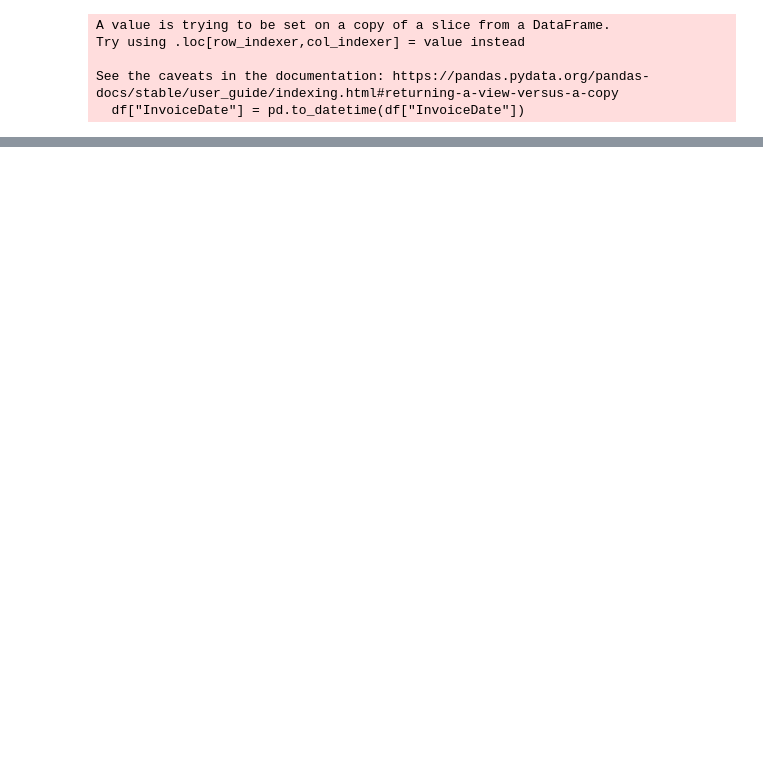
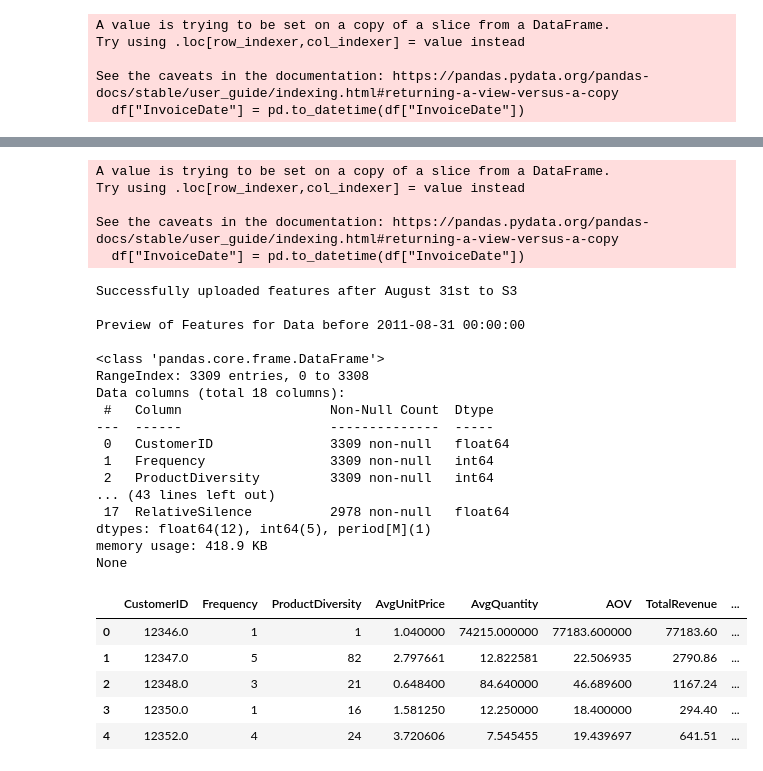
Before and after one commit to mundundan-star/online-retail-customer-analytics, a Jupyter notebook: 2.0 Feature_Engineering.ipynb, the cells around one changed output, grey strips where cells are left out. Saved outputs shown, nothing was run; the diff lists cells and outputs as text; code cells hidden in the pictures; blank space fills up the shorter version.

```diff
--- a/2.0 Feature_Engineering.ipynb
+++ b/2.0 Feature_Engineering.ipynb
@@ -19,8 +14,6 @@ import numpy as np
 import seaborn as sns
 import matplotlib.pyplot as plt
 from google.colab import userdata
-
-from sqlalchemy import create_engine, text, inspect
 
 import boto3
 import sys
@@ -36,6 +29,10 @@ s3 = boto3.client(
     aws_secret_access_key = userdata.get('AWS_SECRET_ACCESS_KEY'),
     region_name = 'eu-north-1'
 )
+
+os.environ["AWS_ACCESS_KEY_ID"] = userdata.get("AWS_ACCESS_KEY_ID")
+os.environ["AWS_SECRET_ACCESS_KEY"] = userdata.get("AWS_SECRET_ACCESS_KEY")
+os.environ["AWS_DEFAULT_REGION"] = "eu-north-1"
 
 with open("feature_engineering.py", "w") as f:
     f.write("""
@@ -100,27 +97,35 @@ importlib.reload(feature_engineering)
 
 from feature_engineering import feature_engineering
 
-engine = create_engine(userdata.get("NEON_DATABASE_URL"))
-
-# Feature engineering for train and test sets, product_set
-query = """
-SELECT *
-FROM v_clean_sales_analytics
-"""
+parquet_url = "s3://sales-data-analytics-portfolio-2026/parquet_files/fact_online_retail_clean.parquet"
+df = pd.read_parquet(parquet_url)
 
 from datetime import datetime
 
-df = pd.read_sql(text(query), con = engine)
 df["InvoiceDate"] = pd.to_datetime(df["InvoiceDate"])
 
 cutoff_date = '2011-08-31'
 cutoff_date = datetime.strptime(cutoff_date, '%Y-%m-%d')
 
+df1 = feature_engineering(df[df["InvoiceDate"].astype('str') <= '2011-08-31'])
+parquet_url = "s3://sales-data-analytics-portfolio-2026/parquet_files/features_before_aug31.parquet"
+df1.to_parquet(parquet_url)
+print("\nSuccessfully uploaded features before August 31st to S3")
 
-#Customer Segmentation features
+df2 = feature_engineering(df[df["InvoiceDate"].astype('str') > '2011-08-31'])
+parquet_url = "s3://sales-data-analytics-portfolio-2026/parquet_files/features_after_aug31.parquet"
+df.to_parquet(parquet_url)
+print("\nSuccessfully uploaded features after August 31st to S3")
 
-df0 = feature_engineering(df[df["InvoiceDate"].astype('str') <= '2011-08-31'])
-print('Preview of Features')
-print(df0.info())
+print(f'\nPreview of Features for Data before {cutoff_date}')
+print()
+print(df1.info())
+
+print(f'\nPreview of Features for Data after {cutoff_date}')
+print()
+print(df2.info())
+
+print()
+df1.head()
 # %% [output]
 Successfully uploaded file to sales-data-analytics-portfolio-2026 bucket
@@ -147,0 +138,28 @@ See the caveats in the documentation: https://pandas.pydata.org/pandas-docs/stab
+A value is trying to be set on a copy of a slice from a DataFrame.
+Try using .loc[row_indexer,col_indexer] = value instead
+
+See the caveats in the documentation: https://pandas.pydata.org/pandas-docs/stable/user_guide/indexing.html#returning-a-view-versus-a-copy
+  df["InvoiceDate"] = pd.to_datetime(df["InvoiceDate"])
+Successfully uploaded features after August 31st to S3
+
+Preview of Features for Data before 2011-08-31 00:00:00
+
+<class 'pandas.core.frame.DataFrame'>
+RangeIndex: 3309 entries, 0 to 3308
+Data columns (total 18 columns):
+ #   Column                   Non-Null Count  Dtype
+---  ------                   --------------  -----
+ 0   CustomerID               3309 non-null   float64
+ 1   Frequency                3309 non-null   int64
+ 2   ProductDiversity         3309 non-null   int64
+... (43 lines left out)
+ 17  RelativeSilence          2978 non-null   float64
+dtypes: float64(12), int64(5), period[M](1)
+memory usage: 418.9 KB
+None
+|  | CustomerID | Frequency | ProductDiversity | AvgUnitPrice | AvgQuantity | AOV | TotalRevenue | ... |
+| 0 | 12346.0 | 1 | 1 | 1.040000 | 74215.000000 | 77183.600000 | 77183.60 | ... |
+| 1 | 12347.0 | 5 | 82 | 2.797661 | 12.822581 | 22.506935 | 2790.86 | ... |
+| 2 | 12348.0 | 3 | 21 | 0.648400 | 84.640000 | 46.689600 | 1167.24 | ... |
+| 3 | 12350.0 | 1 | 16 | 1.581250 | 12.250000 | 18.400000 | 294.40 | ... |
+| 4 | 12352.0 | 4 | 24 | 3.720606 | 7.545455 | 19.439697 | 641.51 | ... |
```
Also changed, not shown: parts of 8 cells of this notebook.
